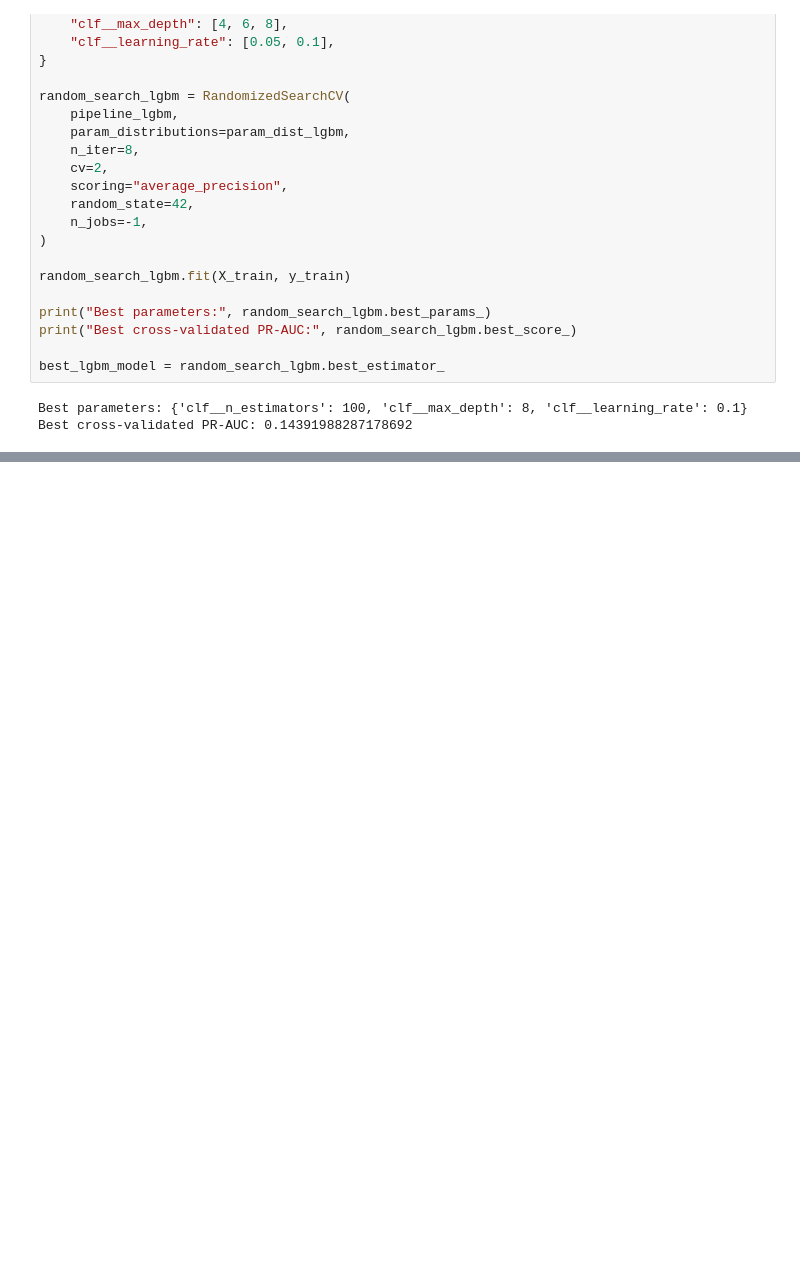
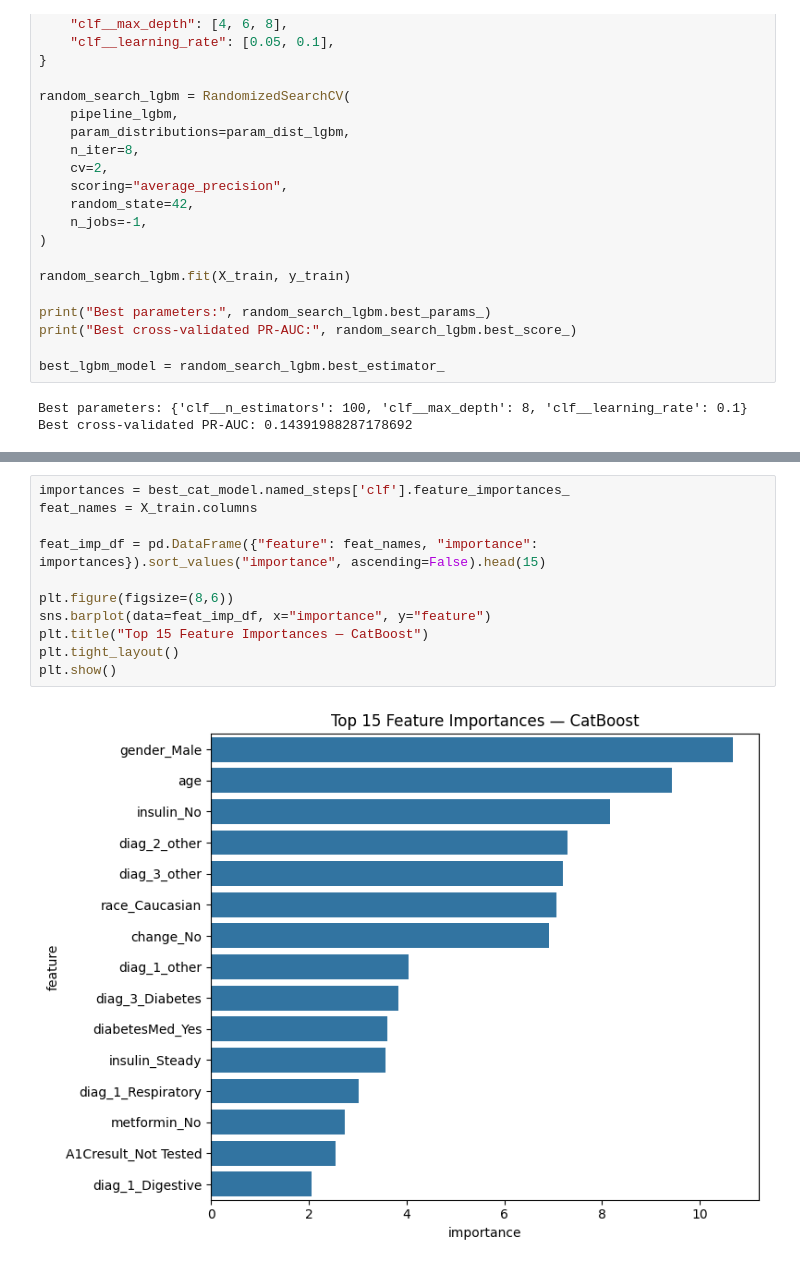
Before and after one commit to Priyanshi-Vishwakarma22/Hospital_Readmission_Risk_Prediction, a Jupyter notebook: notebook/training_data.ipynb, the cells around one changed output, grey strips where cells are left out. Drawn from its saved outputs; the diff is of its cells as text; blank space fills up the shorter version.

```diff
--- a/notebook/training_data.ipynb
+++ b/notebook/training_data.ipynb
@@ -727,0 +760,13 @@ Best cross-validated PR-AUC: 0.14391988287178692
+# %%
+importances = best_cat_model.named_steps['clf'].feature_importances_
+feat_names = X_train.columns
+
+feat_imp_df = pd.DataFrame({"feature": feat_names, "importance": importances}).sort_values("importance", ascending=False).head(15)
+
+plt.figure(figsize=(8,6))
+sns.barplot(data=feat_imp_df, x="importance", y="feature")
+plt.title("Top 15 Feature Importances — CatBoost")
+plt.tight_layout()
+plt.show()
+# %% [output]
+[figure, added]
```
Also changed, not shown: parts of 5 cells of this notebook, 3 other files.
